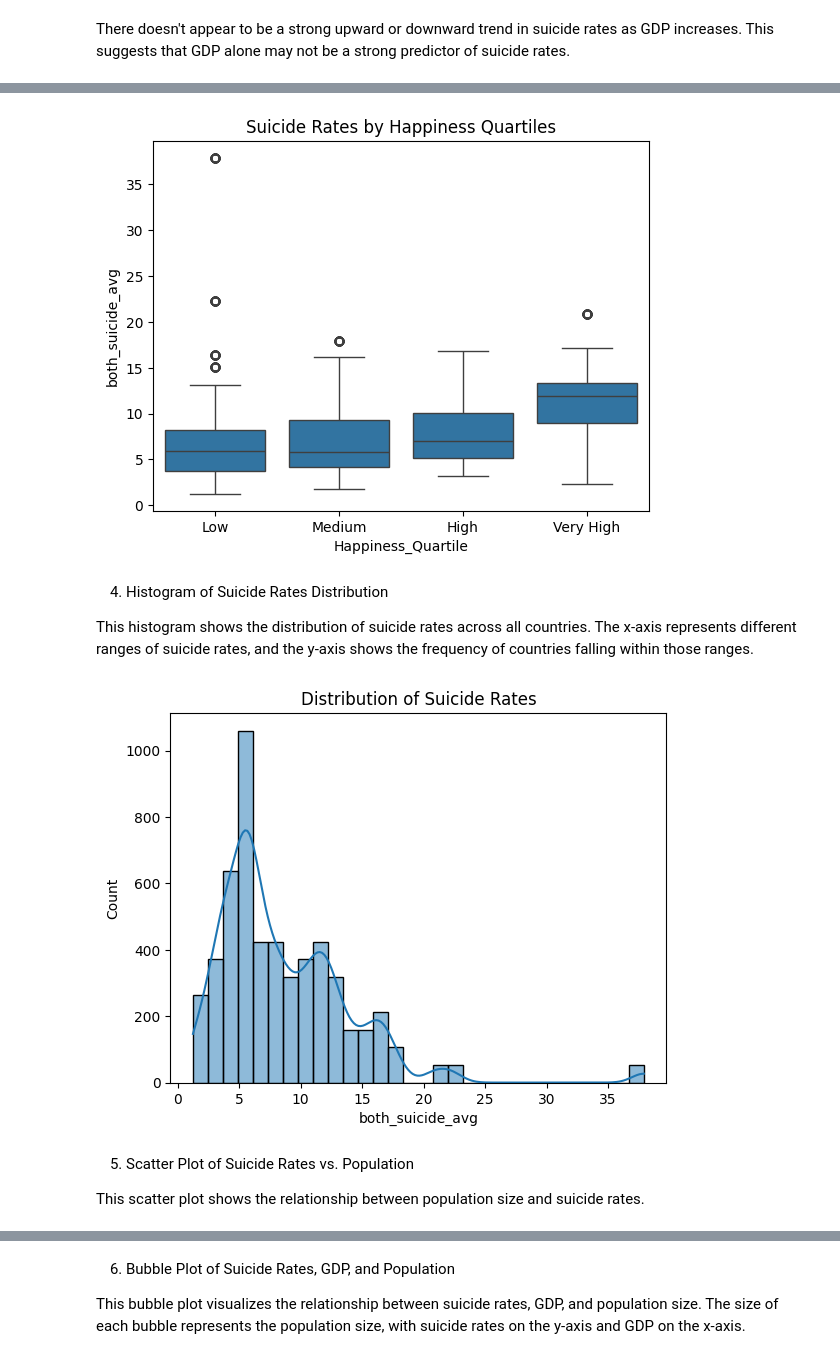
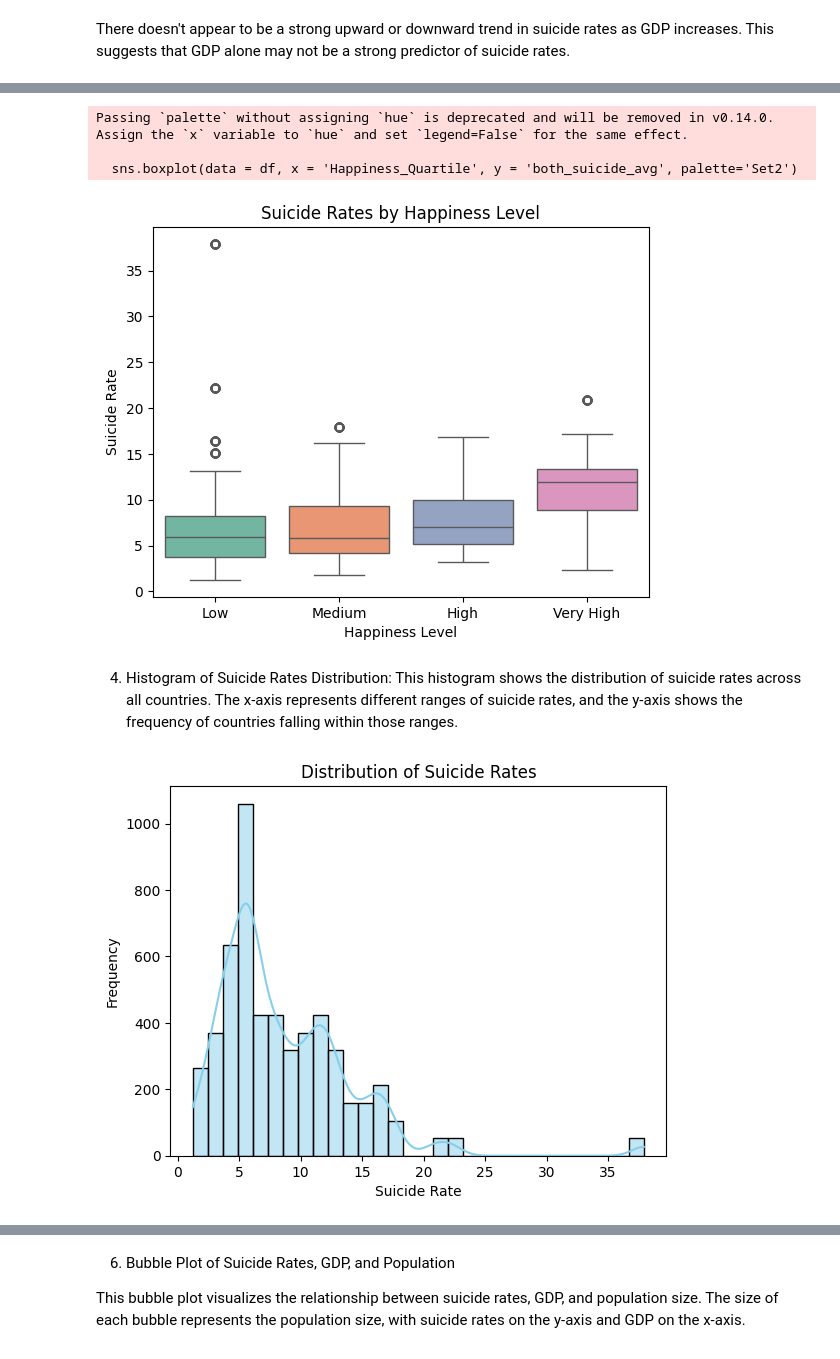
Before and after one commit to Om-P-Kokate/Data-Mining-Project---Suicide-Prediction-System, a Jupyter notebook: Data Mining Milestone 2.ipynb, the cells around one changed output, grey strips where cells are left out. Saved outputs shown, nothing was run; the diff lists cells and outputs as text; code cells hidden in the pictures.

```diff
--- a/Data Mining Milestone 2.ipynb
+++ b/Data Mining Milestone 2.ipynb
@@ -359,22 +359,23 @@ This boxplot groups countries into quartiles based on their Happiness Index and
 The boxplot reveals whether countries with lower happiness levels tend to have higher suicide rates. A significant difference between the quartiles would indicate a strong relationship between happiness and suicide rates.
 # %%
 df['Happiness_Quartile'] = pd.qcut(df['Happiness Index'], 4, labels = ['Low', 'Medium', 'High', 'Very High'])
-sns.boxplot(data = df, x = 'Happiness_Quartile', y = 'both_suicide_avg')
-plt.title('Suicide Rates by Happiness Quartiles')
+sns.boxplot(data = df, x = 'Happiness_Quartile', y = 'both_suicide_avg', palette='Set2')
+plt.xlabel('Happiness Level')
+plt.ylabel('Suicide Rate')
+plt.title('Suicide Rates by Happiness Level')
 plt.show()
 # %% [output]
+Passing `palette` without assigning `hue` is deprecated and will be removed in v0.14.0. Assign the `x` variable to `hue` and set `legend=False` for the same effect.
+
+  sns.boxplot(data = df, x = 'Happiness_Quartile', y = 'both_suicide_avg', palette='Set2')
-[figure, old version]
+[figure, new version]
 # %% [markdown]
-4. Histogram of Suicide Rates Distribution
-
-This histogram shows the distribution of suicide rates across all countries. The x-axis represents different ranges of suicide rates, and the y-axis shows the frequency of countries falling within those ranges.
+4. Histogram of Suicide Rates Distribution: This histogram shows the distribution of suicide rates across all countries. The x-axis represents different ranges of suicide rates, and the y-axis shows the frequency of countries falling within those ranges.
 # %%
-sns.histplot(data = df, x = 'both_suicide_avg', bins = 30, kde = True)
+sns.histplot(data = df, x = 'both_suicide_avg', bins = 30, kde = True, color='skyblue')
+plt.xlabel('Suicide Rate')
+plt.ylabel('Frequency')
 plt.title('Distribution of Suicide Rates')
 plt.show()
 # %% [output]
-[figure, old version]
+[figure, new version]
-# %% [markdown]
-5. Scatter Plot of Suicide Rates vs. Population
-
-This scatter plot shows the relationship between population size and suicide rates.
```
Also changed, not shown: parts of 26 cells of this notebook.
